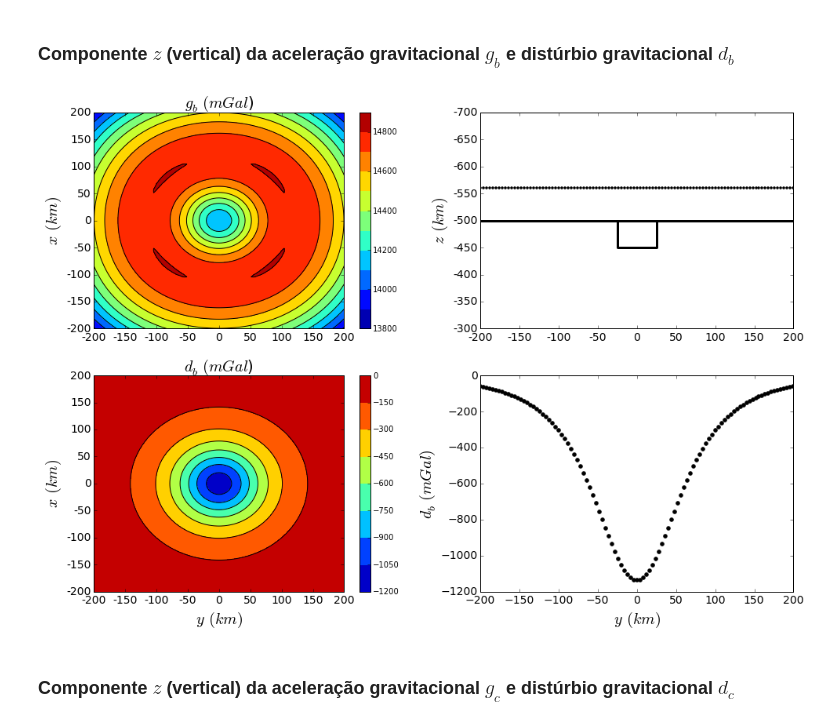
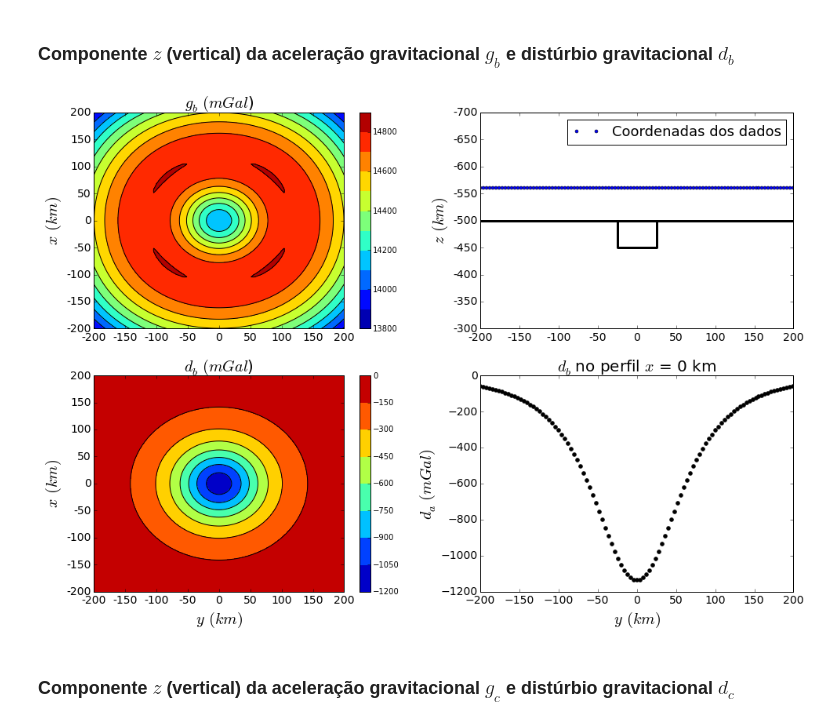
Before and after one commit to birocoles/Disciplina-metodos-potenciais, a Jupyter notebook: Aulas/Cuboide_Normal/Cuboide.ipynb, the cells around one changed output. Drawn from its saved outputs; the diff is of its cells as text; code cells hidden in the pictures.

```diff
--- a/Aulas/Cuboide_Normal/Cuboide.ipynb
+++ b/Aulas/Cuboide_Normal/Cuboide.ipynb
@@ -572,42 +697,45 @@ mpl.m2km()
 mpl.subplot(2,2,2)
 for i, p in enumerate(CB2D):
     mpl.polygon(p, style='-k', linewidth=3)
-mpl.plot(yp[perfil], zp[perfil], 'ko', markersize=3)
+mpl.plot(yp[perfil], zp[perfil], 'bo', markersize=4,
+         label='Coordenadas dos dados')
 mpl.xlim(area[2], area[3])
 mpl.ylim(lambida+z0, -lambida+z0)
 #mpl.xlabel('$y \, (km)$', fontsize=20)
 mpl.ylabel('$z \, (km)$', fontsize=20)
 mpl.xticks(fontsize=14)
 mpl.yticks(fontsize=14)
+mpl.legend(loc='best', fontsize=18)
 mpl.m2km()
 
 mpl.subplot(2,2,3)
 mpl.title('$d_{b} \, (mGal$)', fontsize=20)
 nlevels = mpl.contourf(yp, xp, db, shape, 10)
 mpl.colorbar()
 mpl.contour(yp, xp, db, shape, nlevels, color='k',
             linewidth=1, clabel=False)
 mpl.ylim(area[0], area[1])
 mpl.xlim(area[2], area[3])
 mpl.xlabel('$y \, (km)$', fontsize=20)
 mpl.ylabel('$x \, (km)$', fontsize=20)
 mpl.xticks(fontsize=14, )
 mpl.yticks(fontsize=14)
 mpl.m2km()
 
 mpl.subplot(2,2,4)
+mpl.title('$d_{b}$ no perfil $x$ = 0 km', fontsize=20)
 mpl.plot(0.001*yp[perfil], db[perfil], 'ko', markersize=5)
 mpl.paths([[0.001*area[2], 0.0]], [[0.001*area[3], 0.0]], 'k--')
 mpl.xlim(0.001*area[2], 0.001*area[3])
 #mpl.ylim(-lambida+z0, lambida+z0)
 mpl.xlabel('$y \, (km)$', fontsize=20)
-mpl.ylabel('$d_{b} \, (mGal)$', fontsize=20)
+mpl.ylabel('$d_{a} \, (mGal)$', fontsize=20)
 mpl.xticks(fontsize=14)
 mpl.yticks(fontsize=14)
 
 mpl.tight_layout(pad=2)
 # %% [output]
-[figure, old version]
+[figure, new version]
 # %% [markdown]
 ### Componente $z$ (vertical) da aceleração gravitacional $g_{c}$ e distúrbio gravitacional $d_{c}$
 # %%
```
Also changed, not shown: parts of 69 cells of this notebook, 4 other files.
